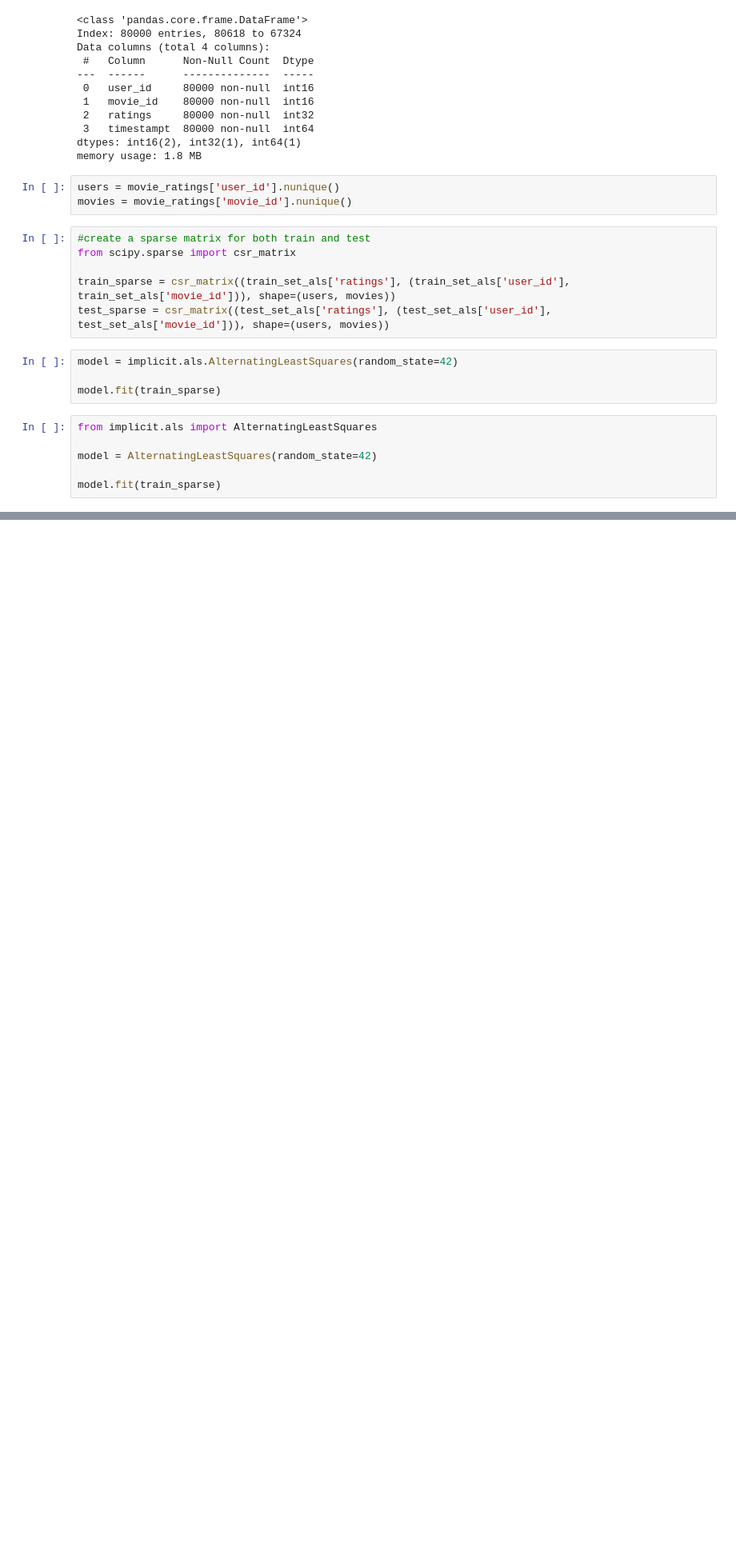
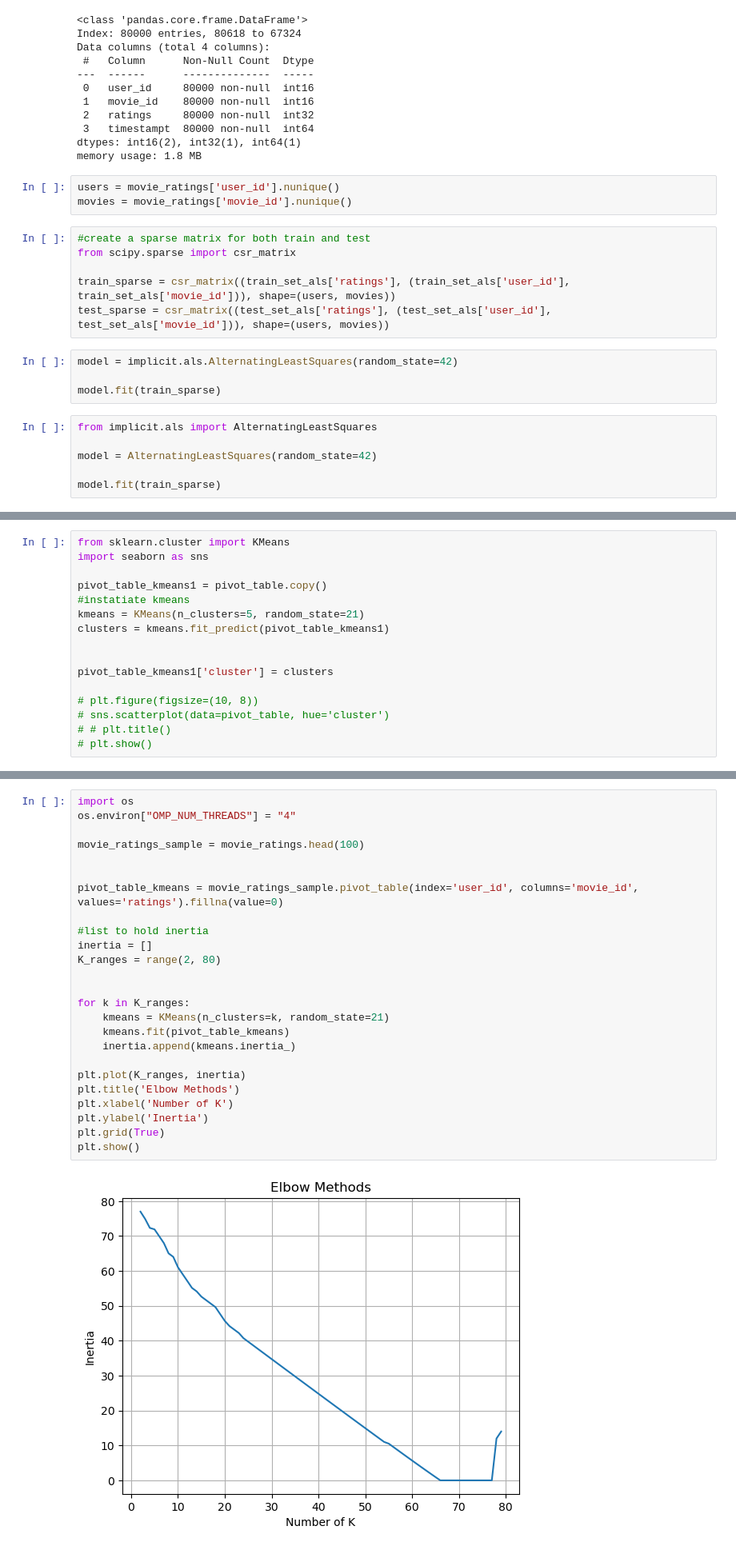
Before and after one commit to Bchacha-ds/recommendation_system, a Jupyter notebook: index.ipynb, the cells around one changed output, grey strips where cells are left out. Shown: that part at 80% size. Drawn from its saved outputs; the diff is of its cells as text; blank space fills up the shorter version.

Commit message:
Clustering Techniques

```diff
--- a/index.ipynb
+++ b/index.ipynb
@@ -452,0 +521,16 @@ model.recommend(25, train_sparse[25], 5)
+# %%
+from sklearn.cluster import KMeans
+import seaborn as sns
+
+pivot_table_kmeans1 = pivot_table.copy()
+#instatiate kmeans
+kmeans = KMeans(n_clusters=5, random_state=21)
+clusters = kmeans.fit_predict(pivot_table_kmeans1)
+
+
+pivot_table_kmeans1['cluster'] = clusters
+
+# plt.figure(figsize=(10, 8))
+# sns.scatterplot(data=pivot_table, hue='cluster')
+# # plt.title()
+# plt.show()
@@ -452,0 +540,27 @@ model.recommend(25, train_sparse[25], 5)
+# %%
+import os
+os.environ["OMP_NUM_THREADS"] = "4"
+
+movie_ratings_sample = movie_ratings.head(100)
+
+
+pivot_table_kmeans = movie_ratings_sample.pivot_table(index='user_id', columns='movie_id', values='ratings').fillna(value=0)
+
+#list to hold inertia
+inertia = []
+K_ranges = range(2, 80)
+
+
+for k in K_ranges:
+    kmeans = KMeans(n_clusters=k, random_state=21)
+    kmeans.fit(pivot_table_kmeans)
+    inertia.append(kmeans.inertia_)
+
+plt.plot(K_ranges, inertia)
+plt.title('Elbow Methods')
+plt.xlabel('Number of K')
+plt.ylabel('Inertia')
+plt.grid(True)
+plt.show()
+# %% [output]
+[figure, added]
```
Also changed, not shown: parts of 13 cells of this notebook.
